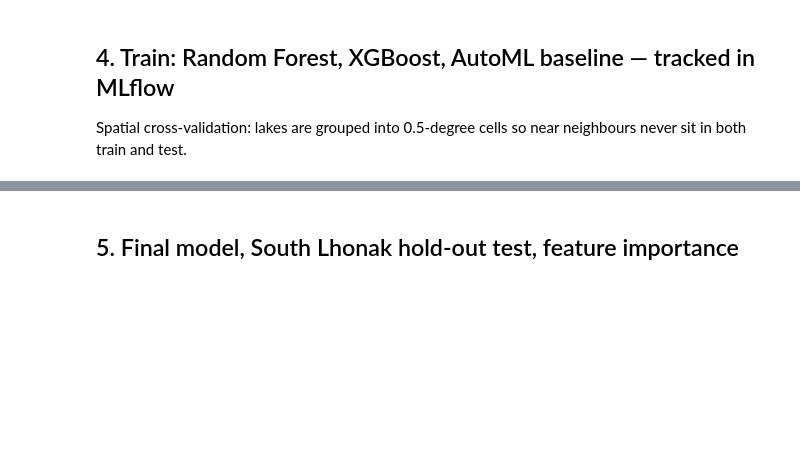
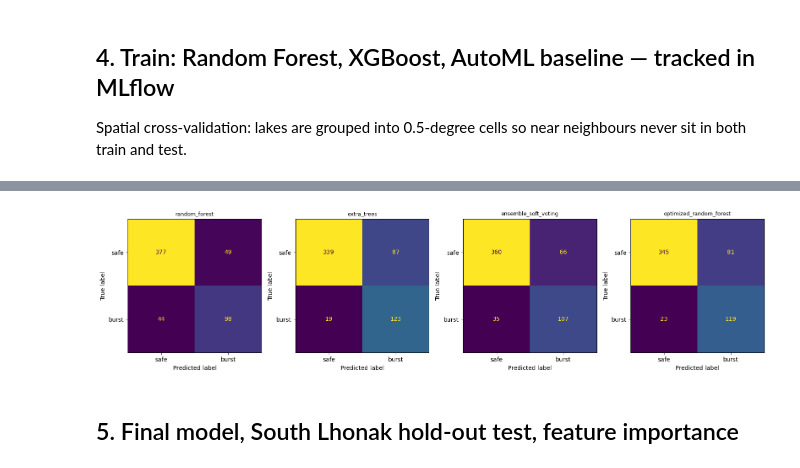
Before and after one commit to Varada-Kachroo/HimalayanGuardian, a Jupyter notebook: Part3_Risk_Prediction.ipynb, the cells around one changed output, grey strips where cells are left out. Saved outputs shown, nothing was run; the diff lists cells and outputs as text; code cells hidden in the pictures; blank space fills up the shorter version.

```diff
--- a/Part3_Risk_Prediction.ipynb
+++ b/Part3_Risk_Prediction.ipynb
@@ -360,3 +830,17 @@ Ablation (Tista-only negatives) CV ROC-AUC: 0.746 - compare with region-matched
+# %%
+from sklearn.metrics import confusion_matrix, ConfusionMatrixDisplay
+
+show = ['random_forest', 'extra_trees', 'ensemble_soft_voting', 'optimized_random_forest']
+fig, axes = plt.subplots(1, len(show), figsize=(16, 4))
+for ax, name in zip(axes, show):
+    pred = (oof[name] >= 0.5).astype(int)
+    cm = confusion_matrix(y, pred)
+    ConfusionMatrixDisplay(cm, display_labels=['safe', 'burst']).plot(ax=ax, colorbar=False)
+    ax.set_title(name, fontsize=9)
+plt.tight_layout()
+plt.show()
+# %% [output]
+[figure, added]
 # %% [markdown]
 ## 5. Final model, South Lhonak hold-out test, feature importance
 # %%
```
Also changed, not shown: parts of 32 cells of this notebook.
